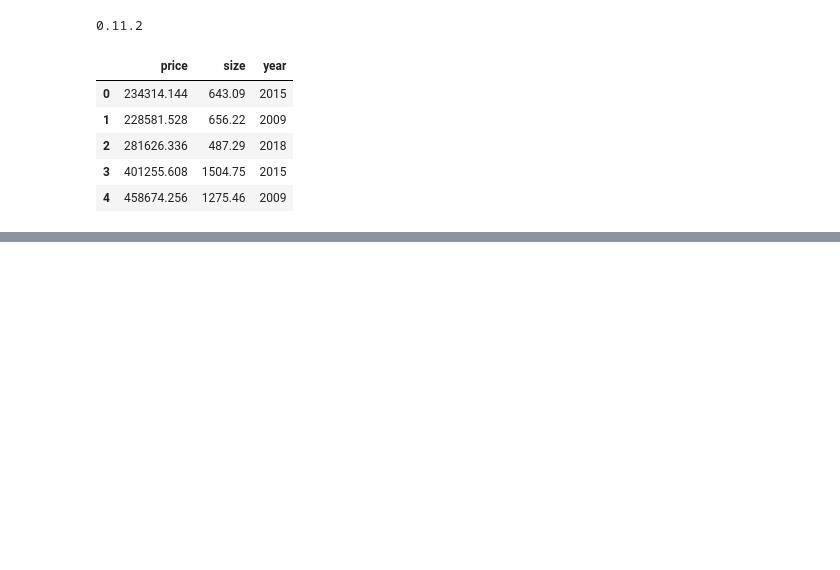
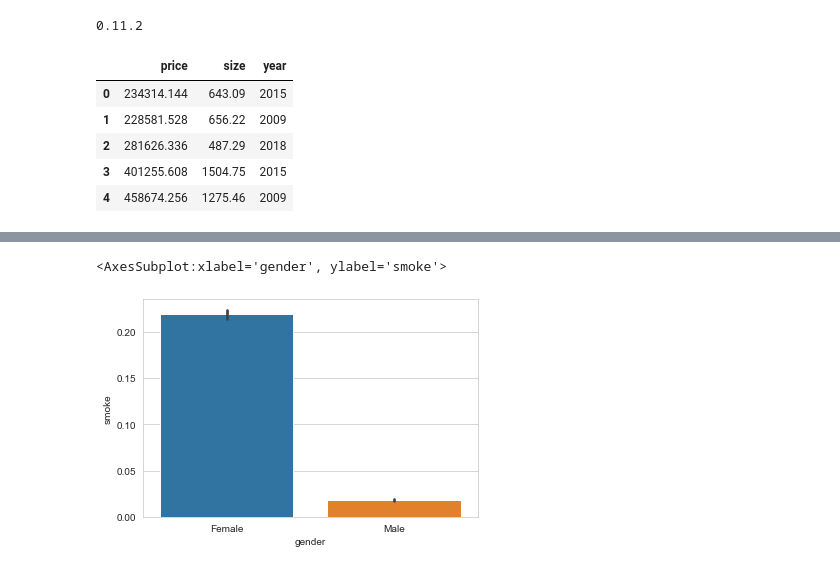
Before and after one commit to JudsonMorgan/Python-for-Data-Analyst, a Jupyter notebook: Data-visualization.ipynb, the cells around one changed output, grey strips where cells are left out. Cells and saved outputs as stored; diff of their text form; code cells hidden in the pictures; blank space fills up the shorter version.

```diff
--- a/Data-visualization.ipynb
+++ b/Data-visualization.ipynb
@@ -450,0 +490,7 @@ sns.jointplot(data = data, x = 'age', y = 'height', hue = 'smoke')
+# %%
+sns.barplot(data = data,
+           x = 'gender',
+           y = 'smoke')
+# %% [output]
+<AxesSubplot:xlabel='gender', ylabel='smoke'>
+[figure, added]
```
Also changed, not shown: parts of 49 cells of this notebook.
